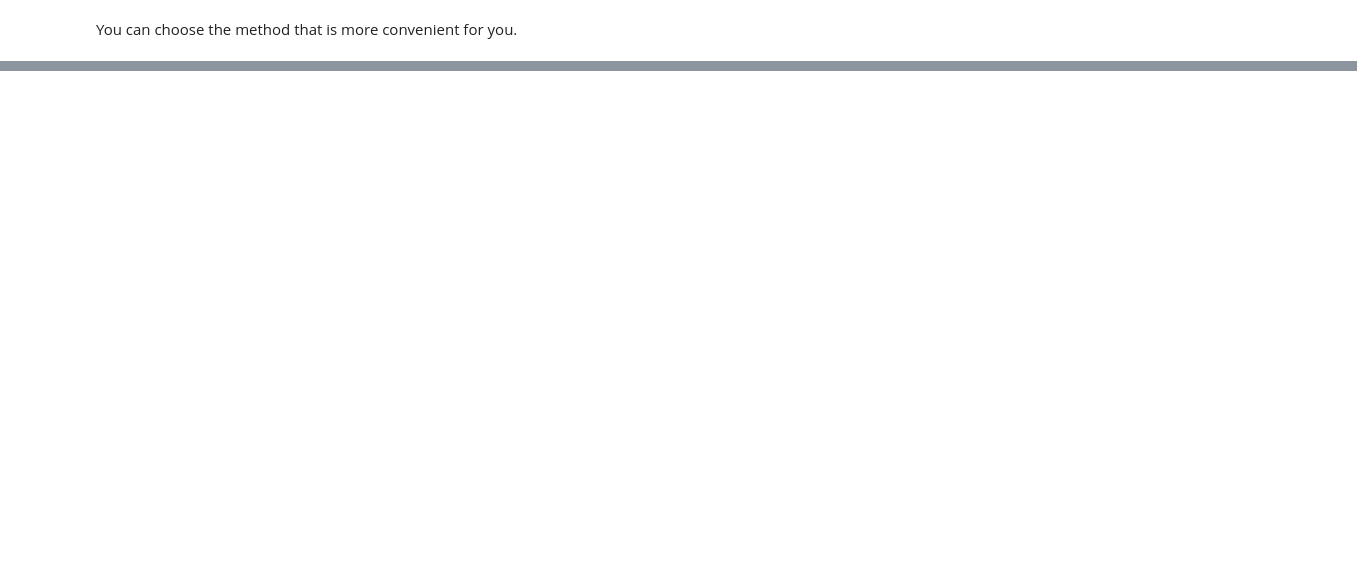
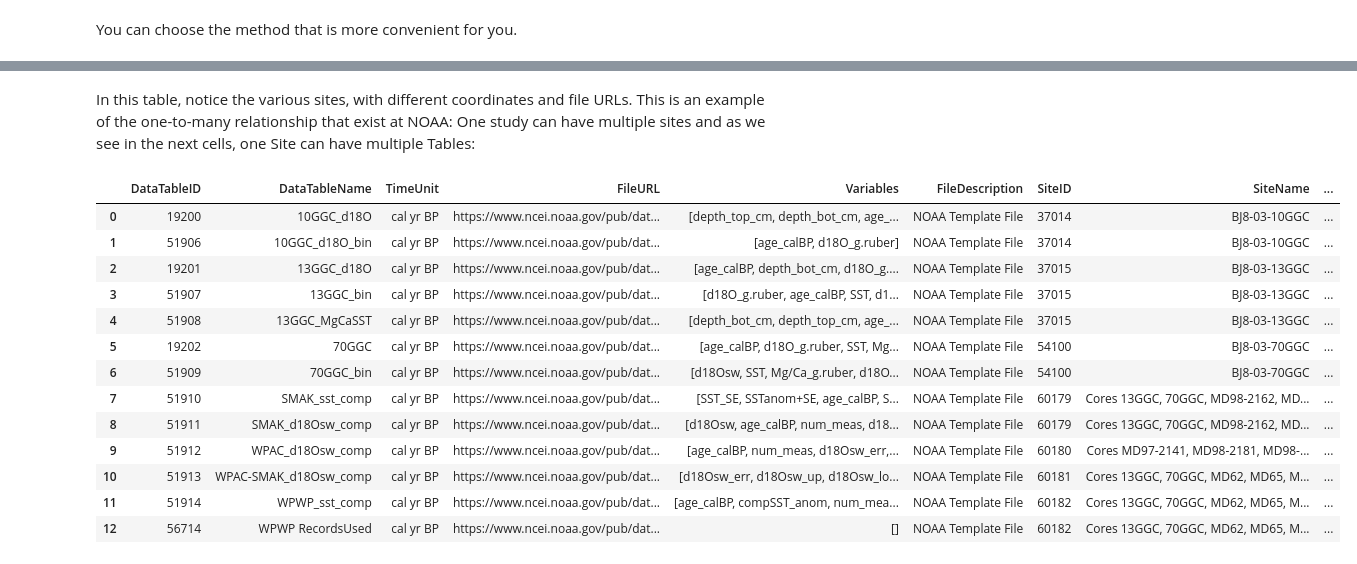
Before and after one commit to LinkedEarth/pyleotupsTutorials, a Jupyter notebook: notebooks/02_a_NOAAObject.ipynb, the cells around one changed output, grey strips where cells are left out. Saved outputs shown, nothing was run; the diff lists cells and outputs as text; code cells hidden in the pictures; blank space fills up the shorter version.

```diff
--- a/notebooks/02_a_NOAAObject.ipynb
+++ b/notebooks/02_a_NOAAObject.ipynb
@@ -259,0 +284,19 @@ display(ds2.get_sites())
+# %% [markdown]
+In this table, notice the various sites, with different coordinates and file URLs. This is an example of the one-to-many relationship that exist at NOAA: One study can have multiple sites and as we see in the next cells, one Site can have multiple Tables:
+# %%
+display(ds2.get_tables())
+# %% [output]
+|  | DataTableID | DataTableName | TimeUnit | FileURL | Variables | FileDescription | SiteID | SiteName | ... |
+| 0 | 19200 | 10GGC_d18O | cal yr BP | https://www.ncei.noaa.gov/pub/dat... | [depth_top_cm, depth_bot_cm, age_... | NOAA Template File | 37014 | BJ8-03-10GGC | ... |
+| 1 | 51906 | 10GGC_d18O_bin | cal yr BP | https://www.ncei.noaa.gov/pub/dat... | [age_calBP, d18O_g.ruber] | NOAA Template File | 37014 | BJ8-03-10GGC | ... |
+| 2 | 19201 | 13GGC_d18O | cal yr BP | https://www.ncei.noaa.gov/pub/dat... | [age_calBP, depth_bot_cm, d18O_g.... | NOAA Template File | 37015 | BJ8-03-13GGC | ... |
+| 3 | 51907 | 13GGC_bin | cal yr BP | https://www.ncei.noaa.gov/pub/dat... | [d18O_g.ruber, age_calBP, SST, d1... | NOAA Template File | 37015 | BJ8-03-13GGC | ... |
+| 4 | 51908 | 13GGC_MgCaSST | cal yr BP | https://www.ncei.noaa.gov/pub/dat... | [depth_bot_cm, depth_top_cm, age_... | NOAA Template File | 37015 | BJ8-03-13GGC | ... |
+| 5 | 19202 | 70GGC | cal yr BP | https://www.ncei.noaa.gov/pub/dat... | [age_calBP, d18O_g.ruber, SST, Mg... | NOAA Template File | 54100 | BJ8-03-70GGC | ... |
+| 6 | 51909 | 70GGC_bin | cal yr BP | https://www.ncei.noaa.gov/pub/dat... | [d18Osw, SST, Mg/Ca_g.ruber, d18O... | NOAA Template File | 54100 | BJ8-03-70GGC | ... |
+| 7 | 51910 | SMAK_sst_comp | cal yr BP | https://www.ncei.noaa.gov/pub/dat... | [SST_SE, SSTanom+SE, age_calBP, S... | NOAA Template File | 60179 | Cores 13GGC, 70GGC, MD98-2162, MD... | ... |
+| 8 | 51911 | SMAK_d18Osw_comp | cal yr BP | https://www.ncei.noaa.gov/pub/dat... | [d18Osw, age_calBP, num_meas, d18... | NOAA Template File | 60179 | Cores 13GGC, 70GGC, MD98-2162, MD... | ... |
+| 9 | 51912 | WPAC_d18Osw_comp | cal yr BP | https://www.ncei.noaa.gov/pub/dat... | [age_calBP, num_meas, d18Osw_err,... | NOAA Template File | 60180 | Cores MD97-2141, MD98-2181, MD98-... | ... |
+| 10 | 51913 | WPAC-SMAK_d18Osw_comp | cal yr BP | https://www.ncei.noaa.gov/pub/dat... | [d18Osw_err, d18Osw_up, d18Osw_lo... | NOAA Template File | 60181 | Cores 13GGC, 70GGC, MD62, MD65, M... | ... |
+| 11 | 51914 | WPWP_sst_comp | cal yr BP | https://www.ncei.noaa.gov/pub/dat... | [age_calBP, compSST_anom, num_mea... | NOAA Template File | 60182 | Cores 13GGC, 70GGC, MD62, MD65, M... | ... |
+| 12 | 56714 | WPWP RecordsUsed | cal yr BP | https://www.ncei.noaa.gov/pub/dat... | [] | NOAA Template File | 60182 | Cores 13GGC, 70GGC, MD62, MD65, M... | ... |
```
Also changed, not shown: parts of 14 cells of this notebook, 1 other file.
